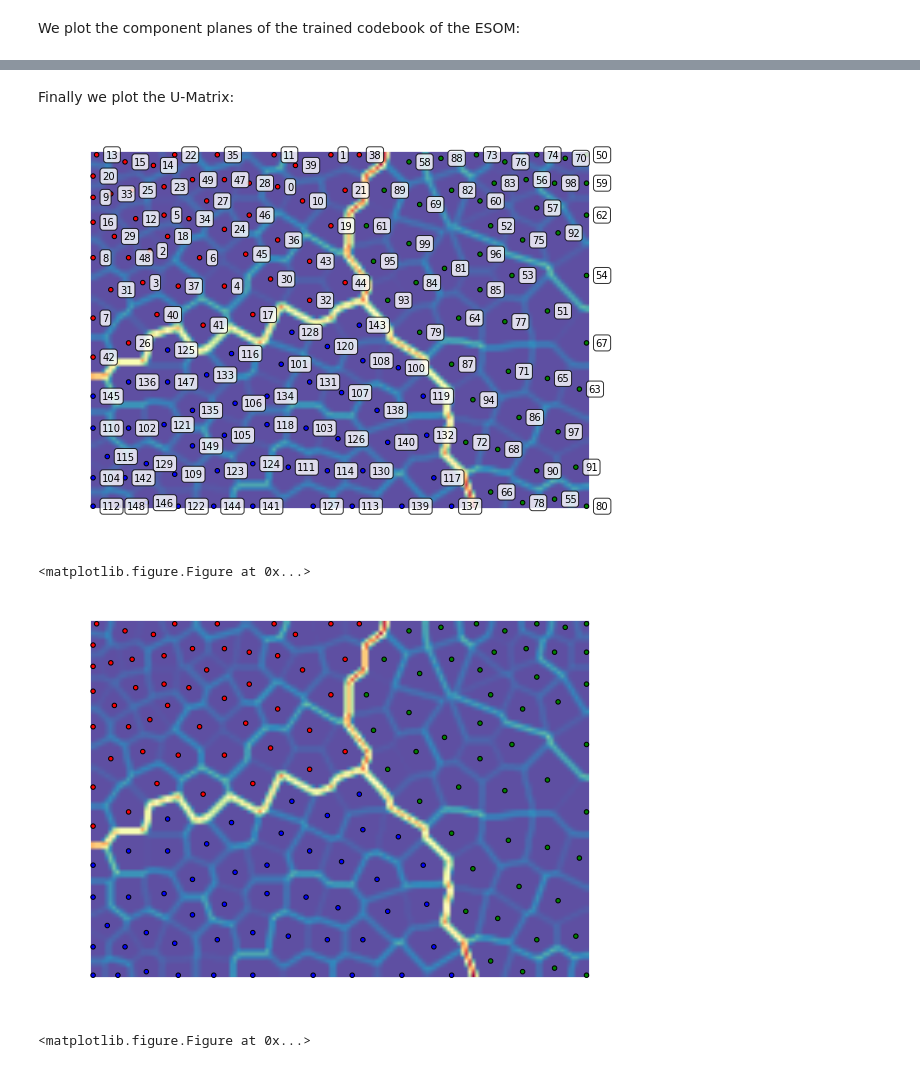
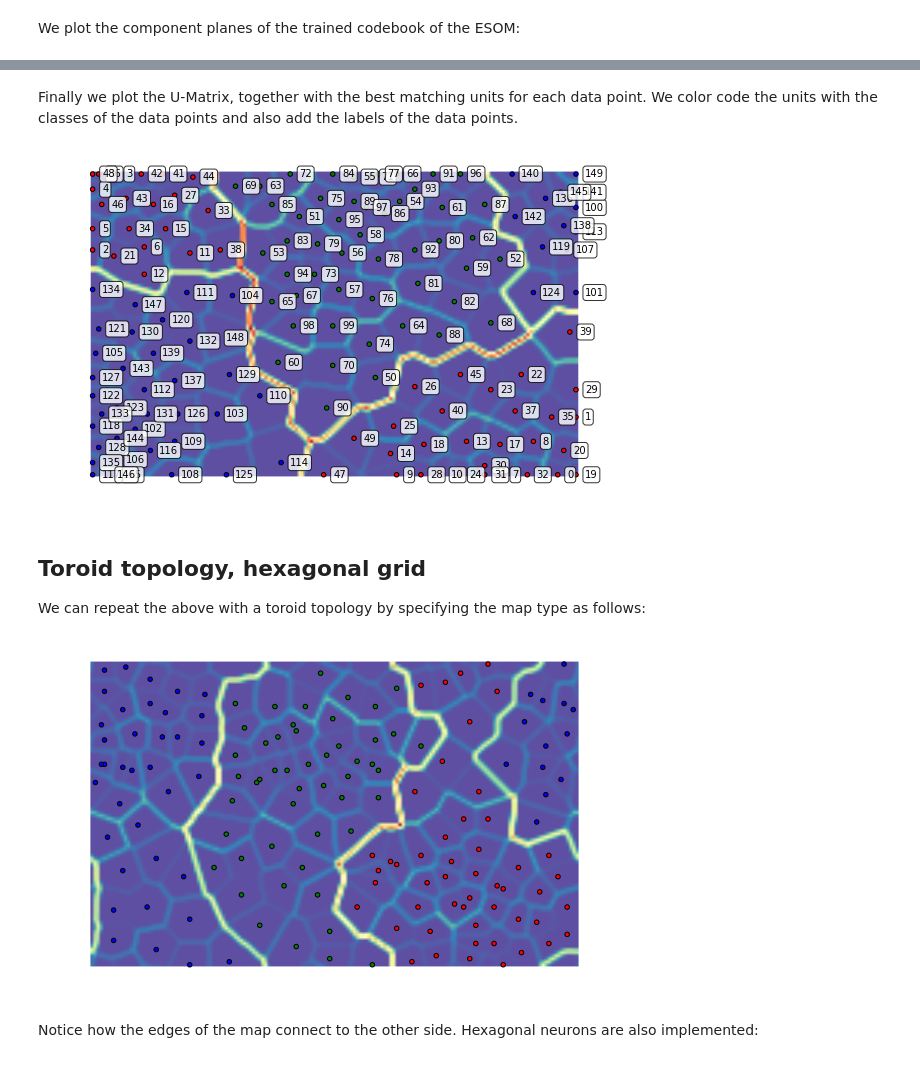
Before and after one commit to peterwittek/ipython-notebooks, a Jupyter notebook: Somoclu in Python.ipynb, the cells around one changed output, grey strips where cells are left out. Saved outputs shown, nothing was run; the diff lists cells and outputs as text; code cells hidden in the pictures.

Commit message:
Updated to upcoming Somoclu 1.5

```diff
--- a/Somoclu in Python.ipynb
+++ b/Somoclu in Python.ipynb
@@ -23,5 +29,5 @@ labels = range(150)
 We train Somoclu with default parameter settings, asking for a large map that qualifies as an emergent self-organizing map for this data:
 # %%
-nSomX, nSomY = 140, 100
-som = somoclu.Somoclu(nSomX, nSomY, data=data)
-som.train(nEpoch=30)
+n_columns, n_rows = 160, 100
+som = somoclu.Somoclu(n_columns, n_rows, data=data)
+%time som.train()
@@ -35,15 +44,19 @@ som.view_component_planes()
-# %% [markdown]
-Finally we plot the U-Matrix:
+# %% [markdown]
+Finally we plot the U-Matrix, together with the best matching units for each data point. We color code the units with the classes of the data points and also add the labels of the data points.
 # %%
-som.view_umatrix(colormap="Spectral_r", bestmatches=True,
-                  bestmatchcolors=colors, labels=labels)
+som.view_umatrix(bestmatches=True, bestmatchcolors=colors, labels=labels)
 # %% [output]
-[figure, old version]
+[figure, new version]
-<matplotlib.figure.Figure at 0x...>
+# %% [markdown]
+Toroid topology, hexagonal grid
+-----------------------------------------
+We can repeat the above with a toroid topology by specifying the map type as follows:
 # %%
-som.view_umatrix(colormap="Spectral_r", bestmatches=True,
-                  bestmatchcolors=colors)
+som = somoclu.Somoclu(n_columns, n_rows, data=data, maptype="toroid")
+som.train()
+som.view_umatrix(bestmatches=True, bestmatchcolors=colors)
 # %% [output]
-[figure, old version]
+[figure, new version]
-<matplotlib.figure.Figure at 0x...>
+# %% [markdown]
+Notice how the edges of the map connect to the other side. Hexagonal neurons are also implemented:
 # %%
```
Also changed, not shown: parts of 10 cells of this notebook.
